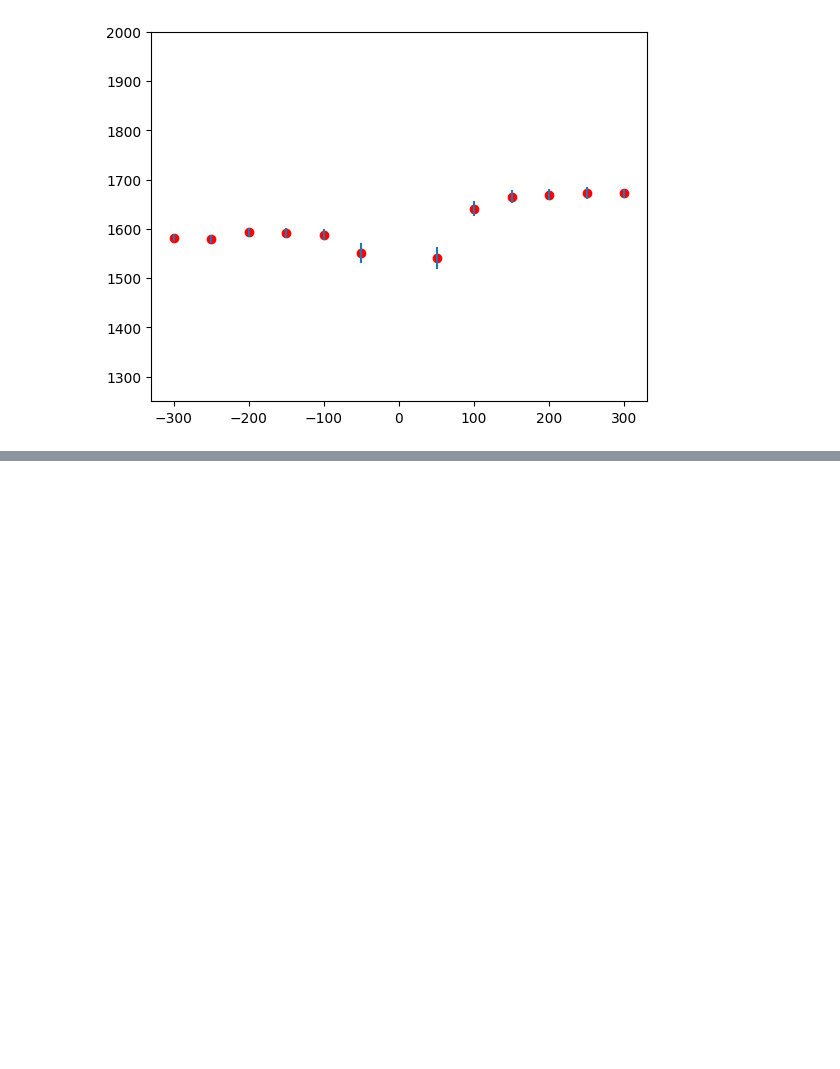
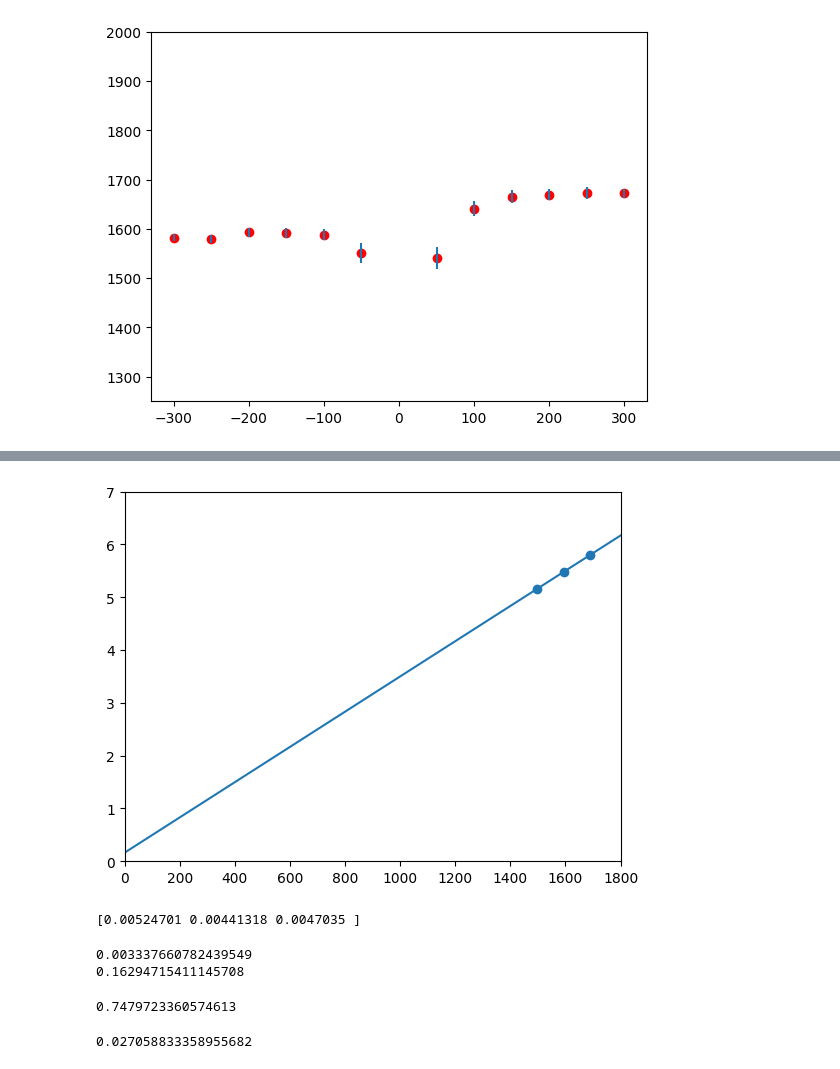
Before and after one commit to amberymoon/diamante, a Jupyter notebook: Diamante.ipynb, the cells around one changed output, grey strips where cells are left out. Drawn from its saved outputs; the diff is of its cells as text; code cells hidden in the pictures; blank space fills up the shorter version.

```diff
--- a/Diamante.ipynb
+++ b/Diamante.ipynb
@@ -23,0 +48,33 @@ plt.ylim(0,0.02)
+# %%
+plt.scatter(Canale, Energie)
+popt, pcov = opt.curve_fit(retta, Canale, Energie)
+plt.plot(x_fit, retta(x_fit, popt[0], popt[1]))
+#plt.xlim(min(Canale) - 50, max(Canale) + 50)
+#plt.ylim(min(Energie)- 0.5, max(Energie)+0.5)
+plt.xlim(0,1800)
+plt.ylim(0,7)
+plt.show()
+# %% [output]
+[figure, added]
+# %%
+Resolution_Am = delta/Canale
+print(Resolution_Am)
+# %% [output]
+[0.00524701 0.00441318 0.0047035 ]
+# %%
+print(popt[0])
+print(popt[1])
+# %% [output]
+0.003337660782439549
+0.16294715411145708
+# %%
+#Picco Cesio 137 (aumento del gain di un fattore 5)
+Energia_Cesio = popt[0]*876.40/5 + popt[1]
+print(Energia_Cesio)
+# %% [output]
+0.7479723360574613
+# %%
+Res_Pu = Resolution_Am[0]*5.157
+print(Res_Pu)
+# %% [output]
+0.027058833358955682
```
Also changed, not shown: parts of 7 cells of this notebook.
